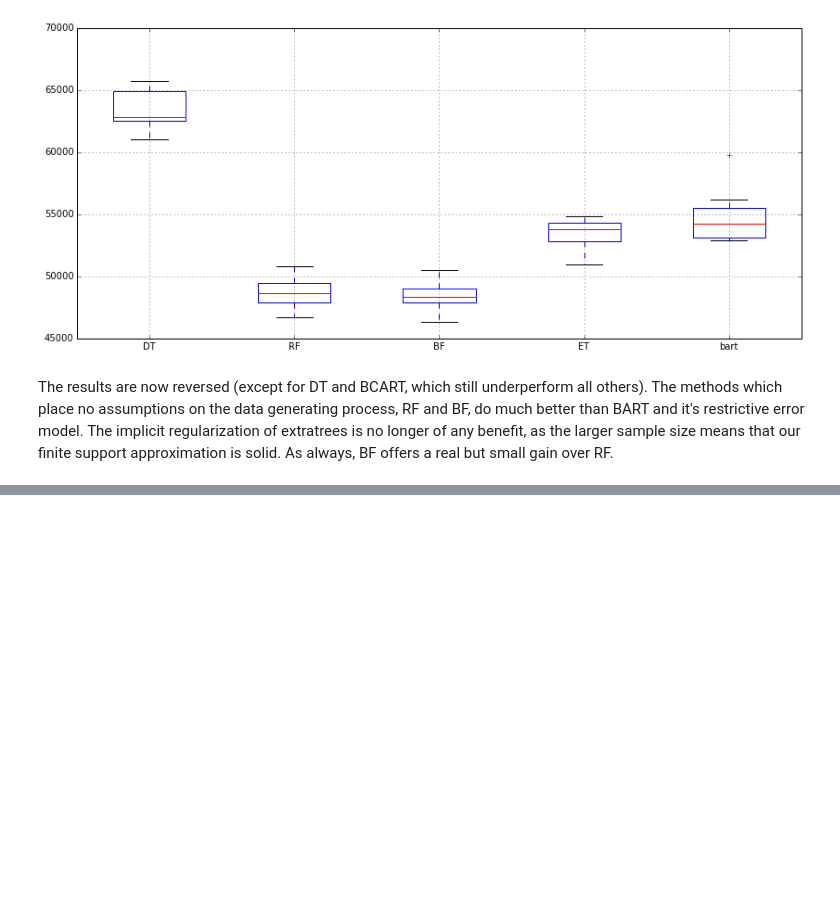
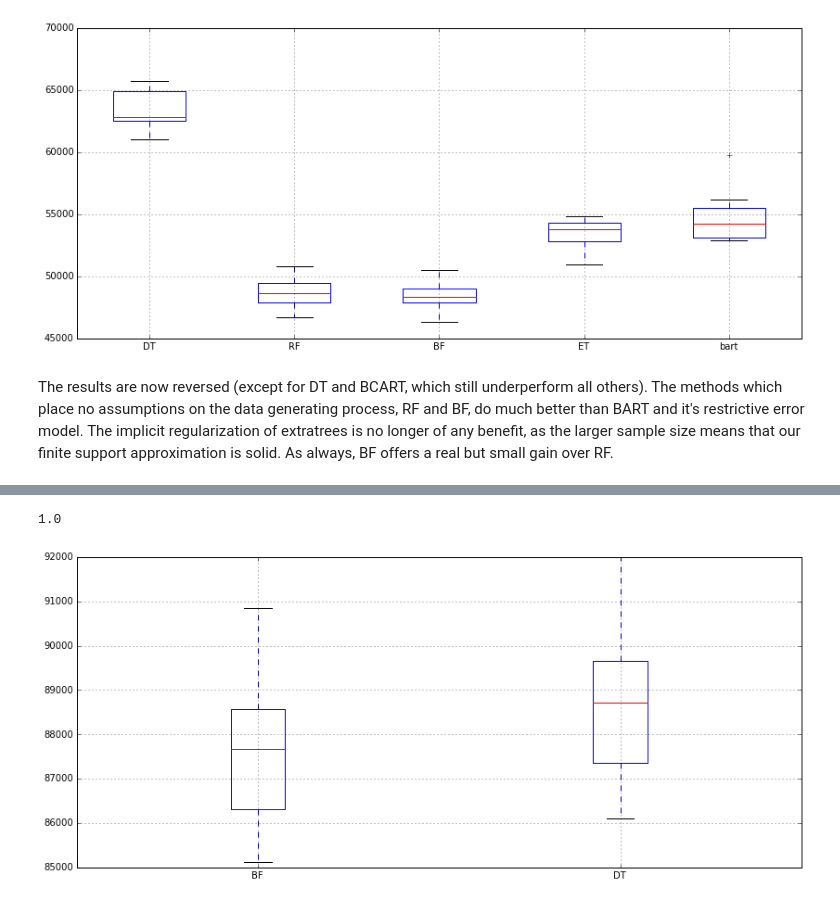
Before and after one commit to TaddyLab/bayesian-forest, a Jupyter notebook: bayesforest.ipynb, the cells around one changed output, grey strips where cells are left out. Saved outputs shown, nothing was run; the diff lists cells and outputs as text; code cells hidden in the pictures; blank space fills up the shorter version.

```diff
--- a/bayesforest.ipynb
+++ b/bayesforest.ipynb
@@ -546,0 +525,35 @@ round((err['DT']-err['BF'])/err['BF']*100)
+# %%
+ne = 100
+msl = 3500
+shorte = {key: [] for key in ['DT','BF']}
+def rmse(f,fhat):
+    return np.sqrt(np.mean( (f-fhat)**2 ))
+
+## run our loop
+for train, test in kf:
+
+    ### data
+    Xtrain = Xh.iloc[train].values
+    Xtest = Xh.iloc[test].values
+    y = yh[train]
+    f = yh[test]
+
+    #DT
+    cashort_dt = tree.DecisionTreeRegressor(min_samples_leaf=msl)
+    cashort_dt.fit(Xtrain,y)
+    cashort_dtp = cashort_dt.predict(Xtest)
+    shorte['DT'] += [rmse(f,cashort_dtp)]
+
+    #BF
+    cashort_bf = ensemble.RandomForestRegressor(n_estimators=ne,bootstrap=2,min_samples_leaf=msl)
+    cashort_bf.fit(Xtrain,y)
+    cashort_bfp = cashort_bf.predict(Xtest)
+    shorte['BF'] += [rmse(f,cashort_bfp)]
+
+shorte = pd.DataFrame(shorte)
+shorte.boxplot(return_type='axes')
+mshorte = shorte.mean()
+round((mshorte['DT']-mshorte['BF'])/mshorte['BF']*100)
+# %% [output]
+1.0
+[figure, added]
```
Also changed, not shown: parts of 16 cells of this notebook, 2 other files.
